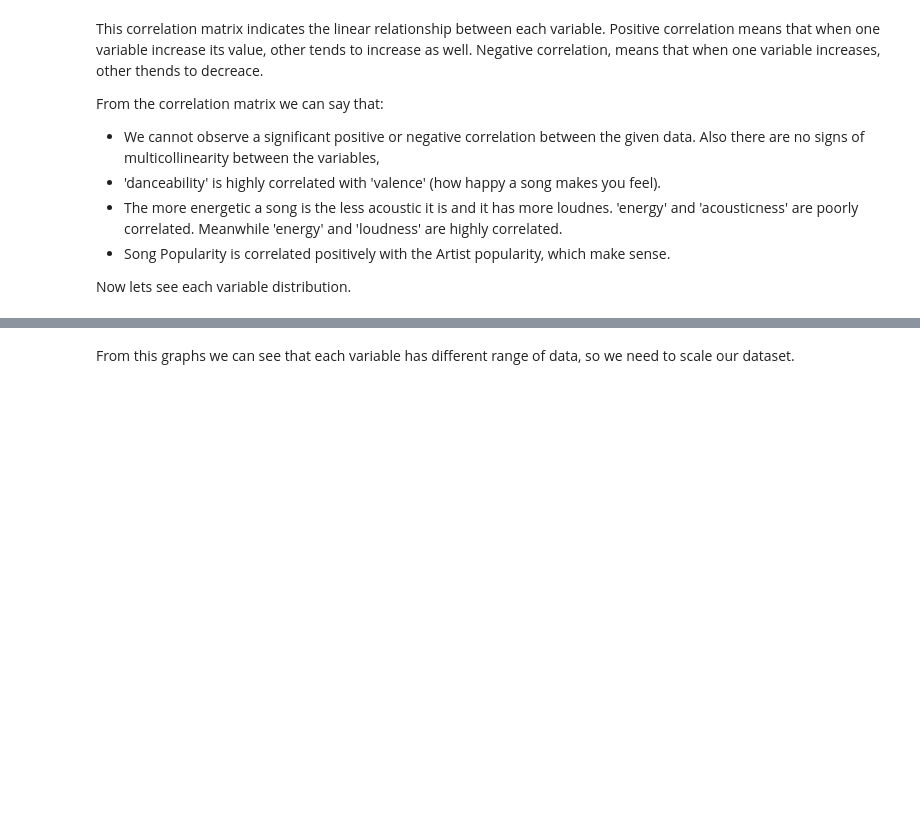
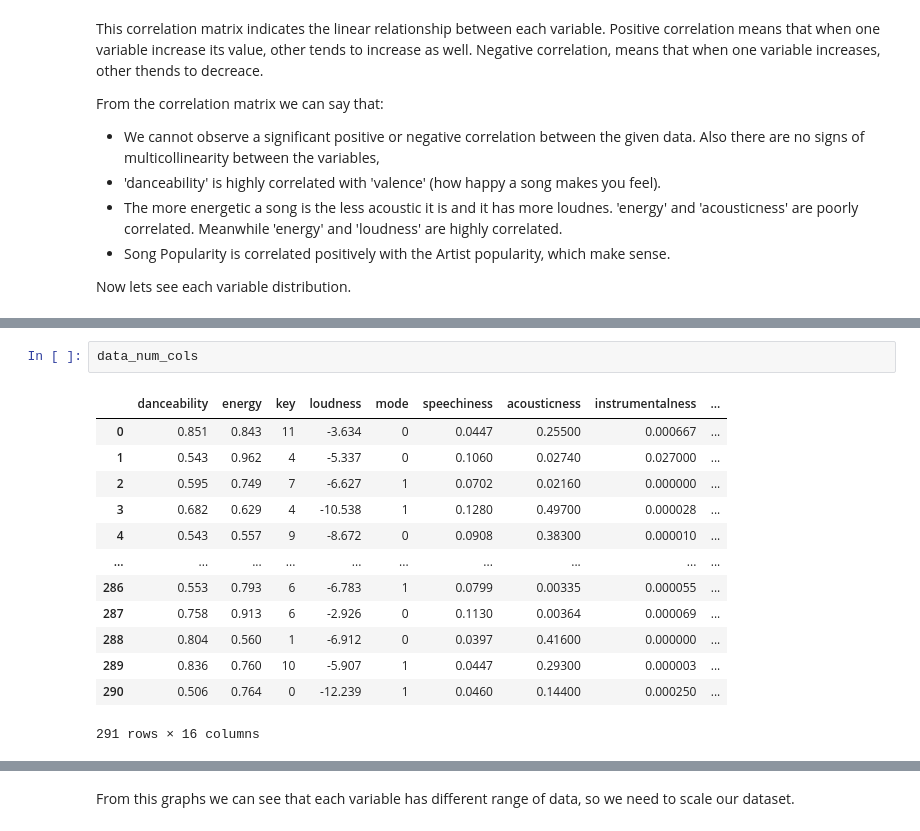
Before and after one commit to bautidea/kaggle_competitions, a Jupyter notebook: spotify_clustering/notebook_resolucion.ipynb, the cells around one changed output, grey strips where cells are left out. Saved outputs shown, nothing was run; the diff lists cells and outputs as text; blank space fills up the shorter version.

```diff
--- a/spotify_clustering/notebook_resolucion.ipynb
+++ b/spotify_clustering/notebook_resolucion.ipynb
@@ -191,0 +179,16 @@ for i in plot_cols:
+# %%
+data_num_cols
+# %% [output]
+|  | danceability | energy | key | loudness | mode | speechiness | acousticness | instrumentalness | ... |
+| 0 | 0.851 | 0.843 | 11 | -3.634 | 0 | 0.0447 | 0.25500 | 0.000667 | ... |
+| 1 | 0.543 | 0.962 | 4 | -5.337 | 0 | 0.1060 | 0.02740 | 0.027000 | ... |
+| 2 | 0.595 | 0.749 | 7 | -6.627 | 1 | 0.0702 | 0.02160 | 0.000000 | ... |
+| 3 | 0.682 | 0.629 | 4 | -10.538 | 1 | 0.1280 | 0.49700 | 0.000028 | ... |
+| 4 | 0.543 | 0.557 | 9 | -8.672 | 0 | 0.0908 | 0.38300 | 0.000010 | ... |
+| ... | ... | ... | ... | ... | ... | ... | ... | ... | ... |
+| 286 | 0.553 | 0.793 | 6 | -6.783 | 1 | 0.0799 | 0.00335 | 0.000055 | ... |
+| 287 | 0.758 | 0.913 | 6 | -2.926 | 0 | 0.1130 | 0.00364 | 0.000069 | ... |
+| 288 | 0.804 | 0.560 | 1 | -6.912 | 0 | 0.0397 | 0.41600 | 0.000000 | ... |
+| 289 | 0.836 | 0.760 | 10 | -5.907 | 1 | 0.0447 | 0.29300 | 0.000003 | ... |
+| 290 | 0.506 | 0.764 | 0 | -12.239 | 1 | 0.0460 | 0.14400 | 0.000250 | ... |
+291 rows × 16 columns
```
Also changed, not shown: parts of 5 cells of this notebook.
